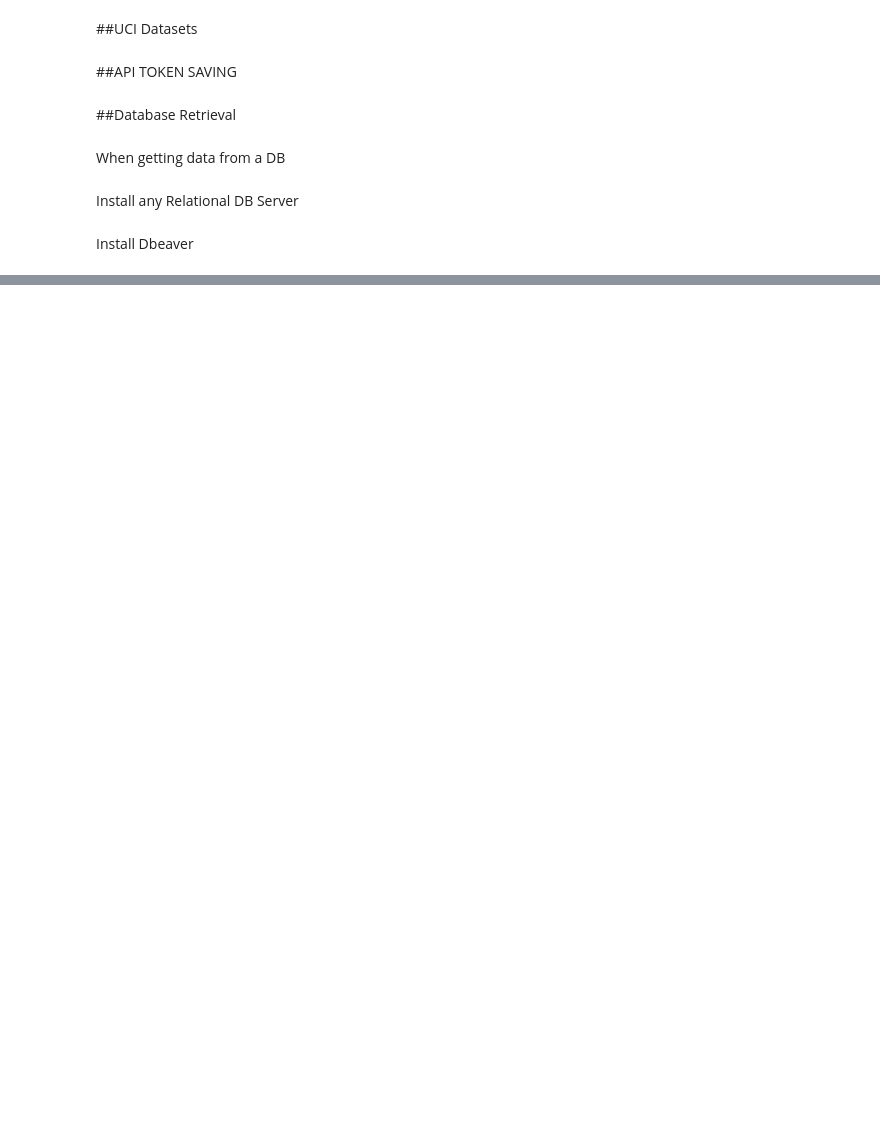
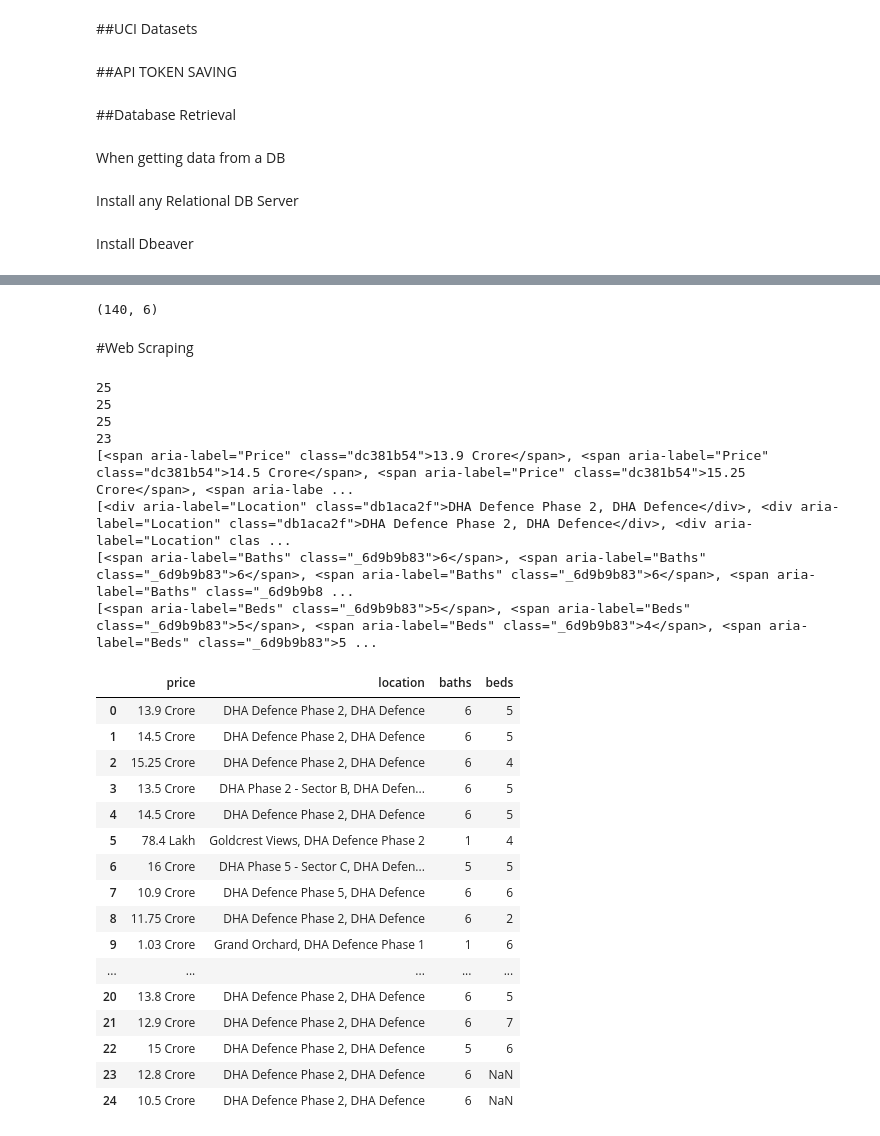
Before and after one commit to wtryab-re/machine-learning-reboost, a Jupyter notebook: Data_Collection_n_Loading_.ipynb, the cells around one changed output, grey strips where cells are left out. Saved outputs shown, nothing was run; the diff lists cells and outputs as text; code cells hidden in the pictures; blank space fills up the shorter version.

Commit message:
All the ways to collect and use data: kaggle, uci, csv, excel, sql, api, web scraping etc.

```diff
--- a/Data_Collection_n_Loading_.ipynb
+++ b/Data_Collection_n_Loading_.ipynb
@@ -206,0 +293,6 @@ df = pd.read_sql(
+# %%
+newdf.shape
+# %% [output]
+(140, 6)
+# %% [markdown]
+#Web Scraping
@@ -206,0 +305,62 @@ df = pd.read_sql(
+# %%
+url = "https://www.zameen.com/Homes/Islamabad_DHA_Defence-3188-1.html"
+#incase you cannot access the site because the site blacklists bots. so you add this header.
+headers = {"User-Agent": "Mozilla/5.0 (Windows NT 10.0; Win64; x64) AppleWebKit/537.36 (KHTML, like Gecko) Chrome/147.0.0.0 Safari/537.36"}
+response = requests.get(url, headers=headers)
+# %%
+bs = BeautifulSoup(response.text, "lxml")
+# %%
+price = bs.find_all("span", class_="dc381b54")
+print(len(price))
+
+location = bs.find_all("div", class_="db1aca2f", attrs={"aria-label":"Location"})
+print(len(location))
+
+baths= bs.find_all("span", class_="_6d9b9b83", attrs={"aria-label":"Baths"})
+print(len(baths))
+
+beds= bs.find_all("span", class_="_6d9b9b83", attrs={"aria-label":"Beds"})
+print(len(beds))
+
+zameen = pd.DataFrame()
+print(price)
+
+for i in range(len(price)):
+  zameen.loc[i, "price"] = price[i].text
+print(location)
+for i in range(len(location)):
+  zameen.loc[i, "location"] = location[i].text
+print(baths)
+for i in range(len(baths)):
+  zameen.loc[i, "baths"] = baths[i].text
+print(beds)
+for i in range(len(beds)):
+  zameen.loc[i, "beds"] = beds[i].text
+
+zameen
+# %% [output]
+25
+25
+25
+23
+[<span aria-label="Price" class="dc381b54">13.9 Crore</span>, <span aria-label="Price" class="dc381b54">14.5 Crore</span>, <span aria-label="Price" class="dc381b54">15.25 Crore</span>, <span aria-labe ...
+[<div aria-label="Location" class="db1aca2f">DHA Defence Phase 2, DHA Defence</div>, <div aria-label="Location" class="db1aca2f">DHA Defence Phase 2, DHA Defence</div>, <div aria-label="Location" clas ...
+[<span aria-label="Baths" class="_6d9b9b83">6</span>, <span aria-label="Baths" class="_6d9b9b83">6</span>, <span aria-label="Baths" class="_6d9b9b83">6</span>, <span aria-label="Baths" class="_6d9b9b8 ...
+[<span aria-label="Beds" class="_6d9b9b83">5</span>, <span aria-label="Beds" class="_6d9b9b83">5</span>, <span aria-label="Beds" class="_6d9b9b83">4</span>, <span aria-label="Beds" class="_6d9b9b83">5 ...
+|  | price | location | baths | beds |
+| 0 | 13.9 Crore | DHA Defence Phase 2, DHA Defence | 6 | 5 |
+| 1 | 14.5 Crore | DHA Defence Phase 2, DHA Defence | 6 | 5 |
+| 2 | 15.25 Crore | DHA Defence Phase 2, DHA Defence | 6 | 4 |
+| 3 | 13.5 Crore | DHA Phase 2 - Sector B, DHA Defen... | 6 | 5 |
+| 4 | 14.5 Crore | DHA Defence Phase 2, DHA Defence | 6 | 5 |
+| 5 | 78.4 Lakh | Goldcrest Views, DHA Defence Phase 2 | 1 | 4 |
+| 6 | 16 Crore | DHA Phase 5 - Sector C, DHA Defen... | 5 | 5 |
+| 7 | 10.9 Crore | DHA Defence Phase 5, DHA Defence | 6 | 6 |
+| 8 | 11.75 Crore | DHA Defence Phase 2, DHA Defence | 6 | 2 |
+| 9 | 1.03 Crore | Grand Orchard, DHA Defence Phase 1 | 1 | 6 |
+| ... | ... | ... | ... | ... |
+| 20 | 13.8 Crore | DHA Defence Phase 2, DHA Defence | 6 | 5 |
+| 21 | 12.9 Crore | DHA Defence Phase 2, DHA Defence | 6 | 7 |
+| 22 | 15 Crore | DHA Defence Phase 2, DHA Defence | 5 | 6 |
+| 23 | 12.8 Crore | DHA Defence Phase 2, DHA Defence | 6 | NaN |
+| 24 | 10.5 Crore | DHA Defence Phase 2, DHA Defence | 6 | NaN |
```
Also changed, not shown: parts of 17 cells of this notebook.
